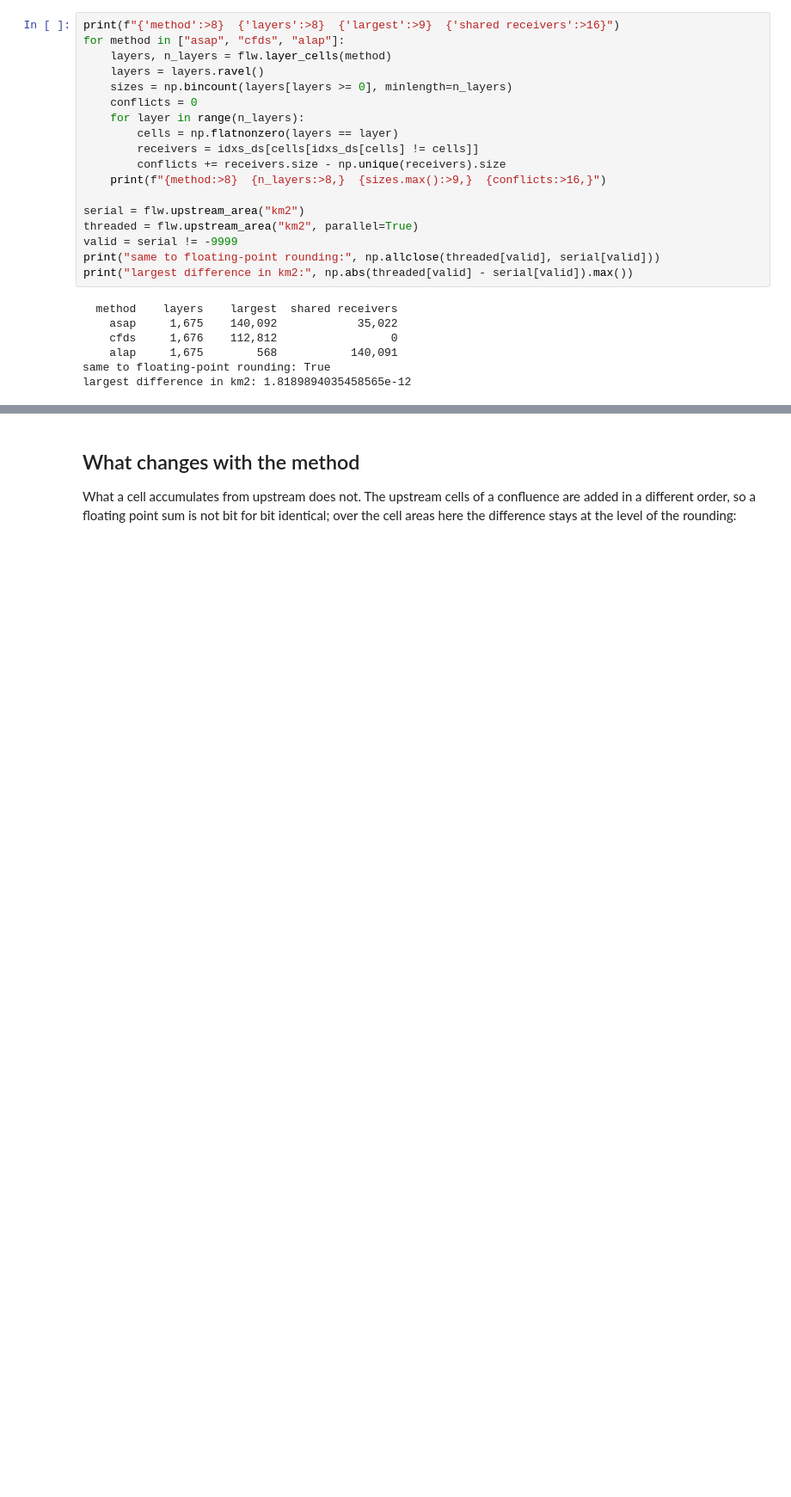
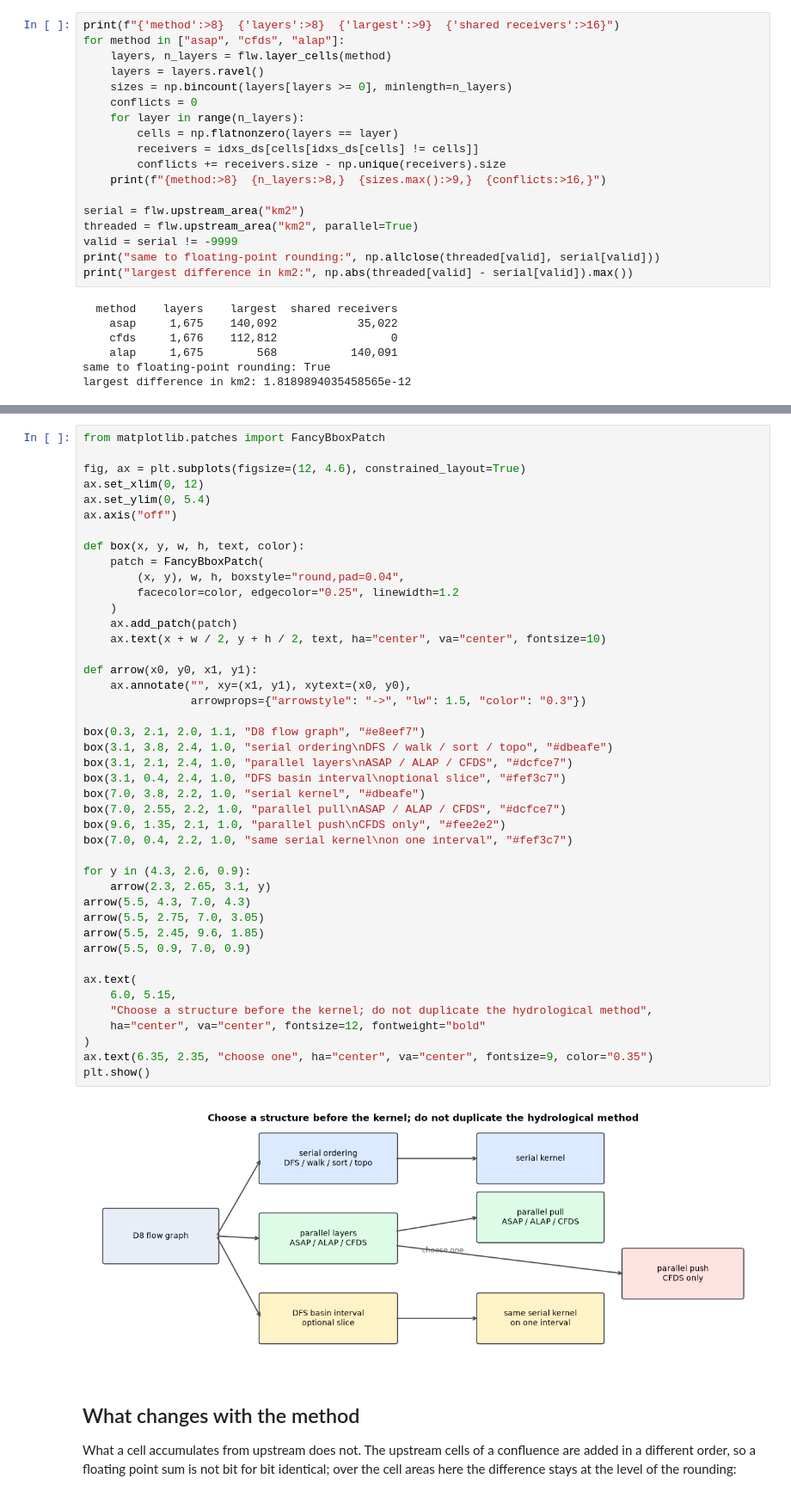
Before and after one commit to Deltares/pyflwdir, a Jupyter notebook: examples/ordering.ipynb, the cells around one changed output, grey strips where cells are left out. Shown at 86% size. Drawn from its saved outputs; the diff is of its cells as text; blank space fills up the shorter version.

```diff
--- a/examples/ordering.ipynb
+++ b/examples/ordering.ipynb
@@ -424,3 +323,48 @@ leave the printed process loads uneven.
+# %%
+from matplotlib.patches import FancyBboxPatch
+
+fig, ax = plt.subplots(figsize=(12, 4.6), constrained_layout=True)
+ax.set_xlim(0, 12)
+ax.set_ylim(0, 5.4)
+ax.axis("off")
+
+def box(x, y, w, h, text, color):
+    patch = FancyBboxPatch(
+        (x, y), w, h, boxstyle="round,pad=0.04",
+        facecolor=color, edgecolor="0.25", linewidth=1.2
+    )
+    ax.add_patch(patch)
+    ax.text(x + w / 2, y + h / 2, text, ha="center", va="center", fontsize=10)
+
+def arrow(x0, y0, x1, y1):
+    ax.annotate("", xy=(x1, y1), xytext=(x0, y0),
+                arrowprops={"arrowstyle": "->", "lw": 1.5, "color": "0.3"})
+
+box(0.3, 2.1, 2.0, 1.1, "D8 flow graph", "#e8eef7")
+box(3.1, 3.8, 2.4, 1.0, "serial ordering\nDFS / walk / sort / topo", "#dbeafe")
+box(3.1, 2.1, 2.4, 1.0, "parallel layers\nASAP / ALAP / CFDS", "#dcfce7")
+box(3.1, 0.4, 2.4, 1.0, "DFS basin interval\noptional slice", "#fef3c7")
+box(7.0, 3.8, 2.2, 1.0, "serial kernel", "#dbeafe")
+box(7.0, 2.55, 2.2, 1.0, "parallel pull\nASAP / ALAP / CFDS", "#dcfce7")
+box(9.6, 1.35, 2.1, 1.0, "parallel push\nCFDS only", "#fee2e2")
+box(7.0, 0.4, 2.2, 1.0, "same serial kernel\non one interval", "#fef3c7")
+
+for y in (4.3, 2.6, 0.9):
+    arrow(2.3, 2.65, 3.1, y)
+arrow(5.5, 4.3, 7.0, 4.3)
+arrow(5.5, 2.75, 7.0, 3.05)
+arrow(5.5, 2.45, 9.6, 1.85)
+arrow(5.5, 0.9, 7.0, 0.9)
+
+ax.text(
+    6.0, 5.15,
+    "Choose a structure before the kernel; do not duplicate the hydrological method",
+    ha="center", va="center", fontsize=12, fontweight="bold"
+)
+ax.text(6.35, 2.35, "choose one", ha="center", va="center", fontsize=9, color="0.35")
+plt.show()
+# %% [output]
+[figure, added]
 # %% [markdown]
 ## What changes with the method
 
```
Also changed, not shown: parts of 17 cells of this notebook, 9 other files.
